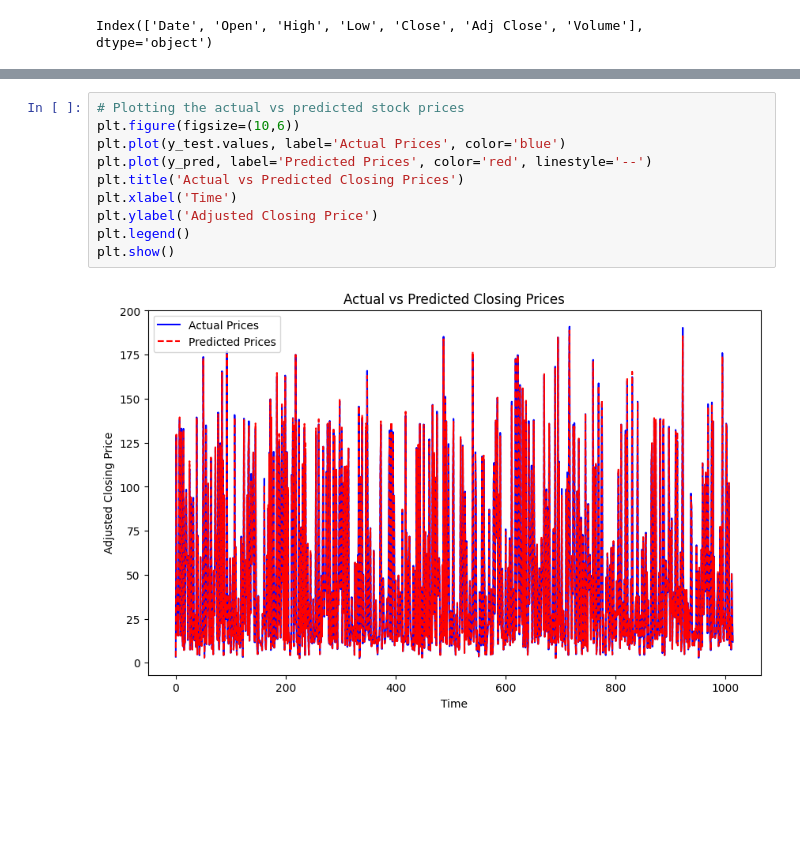
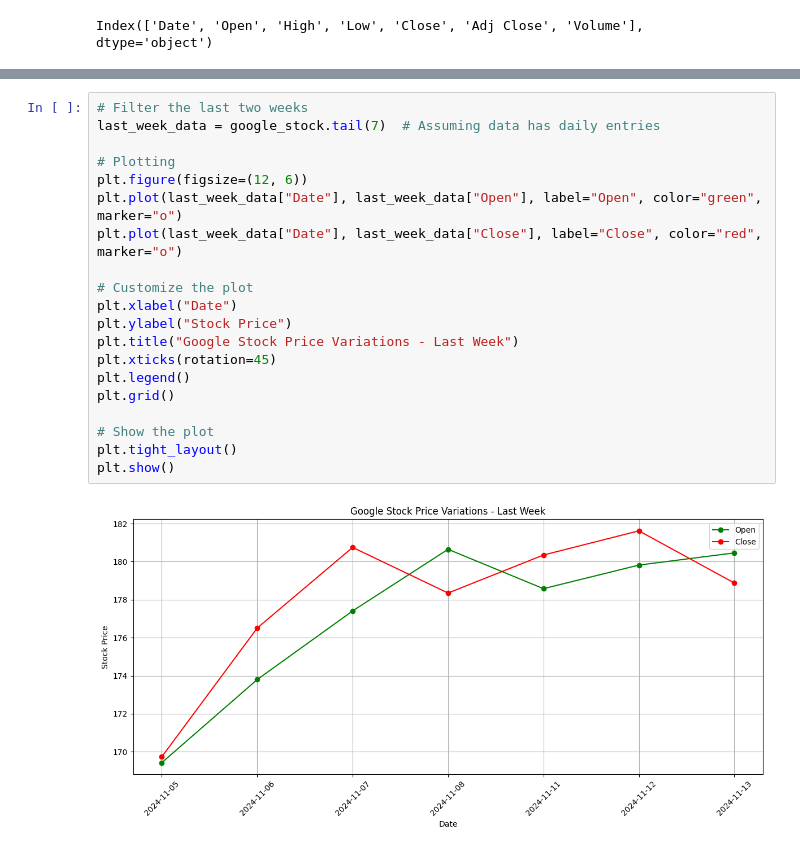
Before and after one commit to jacklinsibiyal/Stock_Prediction, a Jupyter notebook: stock_prediction.ipynb, the cells around one changed output, grey strips where cells are left out. Saved outputs shown, nothing was run; the diff lists cells and outputs as text; blank space fills up the shorter version.

```diff
--- a/stock_prediction.ipynb
+++ b/stock_prediction.ipynb
@@ -151,12 +148,22 @@ plt.show()
-# %%
-# Plotting the actual vs predicted stock prices
-plt.figure(figsize=(10,6))
-plt.plot(y_test.values, label='Actual Prices', color='blue')
-plt.plot(y_pred, label='Predicted Prices', color='red', linestyle='--')
-plt.title('Actual vs Predicted Closing Prices')
-plt.xlabel('Time')
-plt.ylabel('Adjusted Closing Price')
-plt.legend()
-plt.show()
-# %% [output]
-[figure, removed]
+# %%
+# Filter the last two weeks
+last_week_data = google_stock.tail(7)  # Assuming data has daily entries
+
+# Plotting
+plt.figure(figsize=(12, 6))
+plt.plot(last_week_data["Date"], last_week_data["Open"], label="Open", color="green", marker="o")
+plt.plot(last_week_data["Date"], last_week_data["Close"], label="Close", color="red", marker="o")
+
+# Customize the plot
+plt.xlabel("Date")
+plt.ylabel("Stock Price")
+plt.title("Google Stock Price Variations - Last Week")
+plt.xticks(rotation=45)
+plt.legend()
+plt.grid()
+
+# Show the plot
+plt.tight_layout()
+plt.show()
+# %% [output]
+[figure, added]
```
Also changed, not shown: parts of 12 cells of this notebook, 2 other files.
